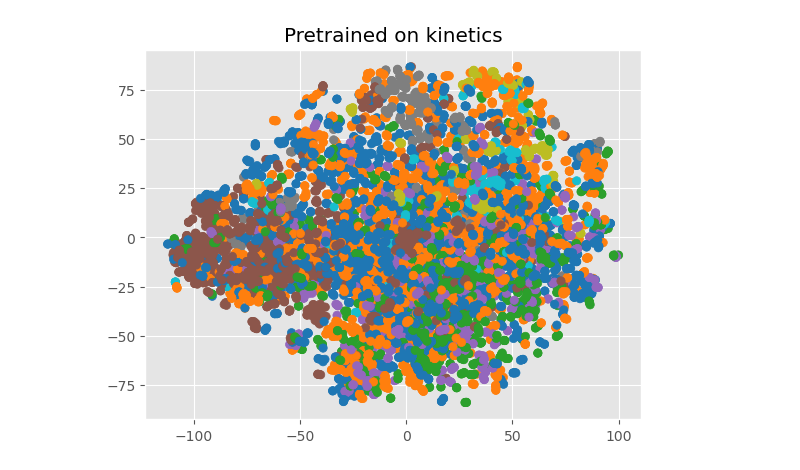
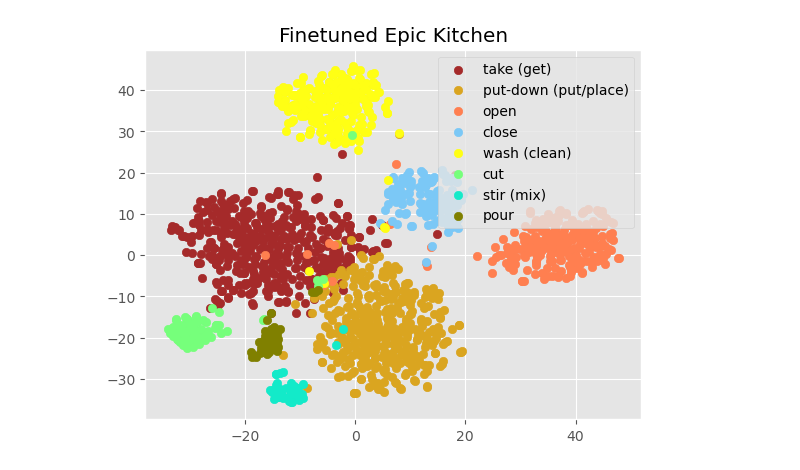
Before and after one commit to gabbiurlaro/aml22-ego, a Jupyter notebook: visualize_feature.ipynb, the cells around one changed output. Drawn from its saved outputs; the diff is of its cells as text; code cells hidden in the pictures.

Commit message:
Create a visualize_feature function

```diff
--- a/visualize_feature.ipynb
+++ b/visualize_feature.ipynb
@@ -54,4 +9,47 @@ plt.show()
+# %%
+# EPIC-KITCHEN
+# TODO: Add actionnet color and labels
+
+labels = {'EK':{
+        0 : "take (get)",
+        1 : "put-down (put/place)",
+        2 : "open",
+        3 : "close",
+        4 : "wash (clean)",
+        5 : "cut",
+        6 : "stir (mix)",
+        7 : "pour"
+}}
+
+colors = {'EK': {
+        0 : "#A52A2A",
+        1 : "#DAA520",
+        2 : "#FF7F50",
+        3 : "#7BC8F6",
+        4 : "#FFFF14",
+        5 : "#76FF7B",
+        6 : "#13EAC9",
+        7 : "olive"
+}}
+# %%
+def visualize_features(title, filename, annotation, video_level=True, dataset='EK', save=True):
+    data = pd.DataFrame(pd.read_pickle(filename)['features'])
+    annotations = pd.read_pickle(annotation)
+    data = pd.merge(data, annotations, how="inner", on="uid")
+    features = data['features_RGB']
+    if video_level:
+        features = [f[num_clips//2] for f in features]
+    reduced = TSNE().fit_transform(features)
+    data['x'] = reduced[:, 0]
+    data['y'] = reduced[:, 1]
+    for i in range(8): # ek has 8 classes
+        filtered = data[data["verb_class"] == i]
+        plt.scatter(filtered['x'], filtered['y'], c=colors[dataset][i], label=labels[dataset][i])
+    plt.legend()
+    plt.title(title)
+    plt.savefig(f"img/{filename.split('/')[1]}.png")
+    plt.show()
 # %%
-visualize_features("Pretrained on kinetics","saved_features/PT_D_16f_5c_D1_train.pkl", "train_val/D1_train.pkl")
+visualize_features("Finetuned Epic Kitchen", "saved_features/FT_D_16f_5c_D1_train.pkl", "train_val/D1_train.pkl")
 # %% [output]
-[figure, old version]
+[figure, new version]
```
Also changed, not shown: parts of 6 cells of this notebook.
